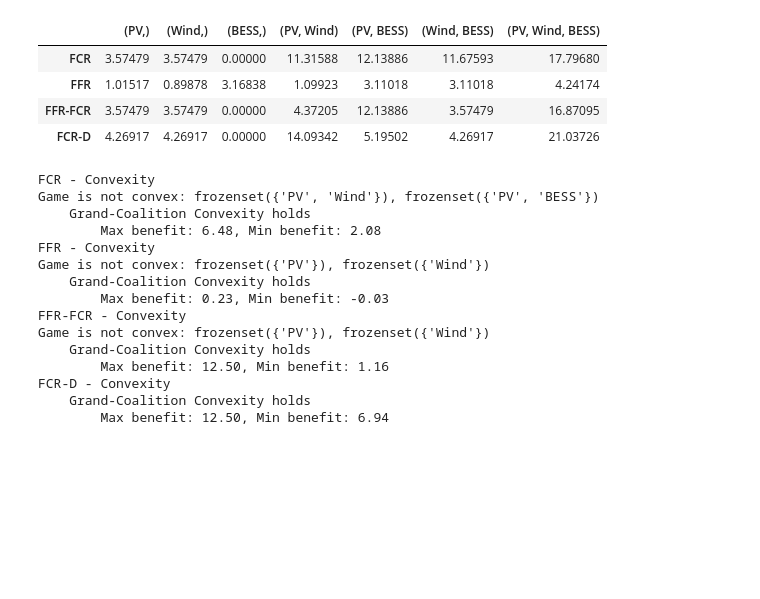
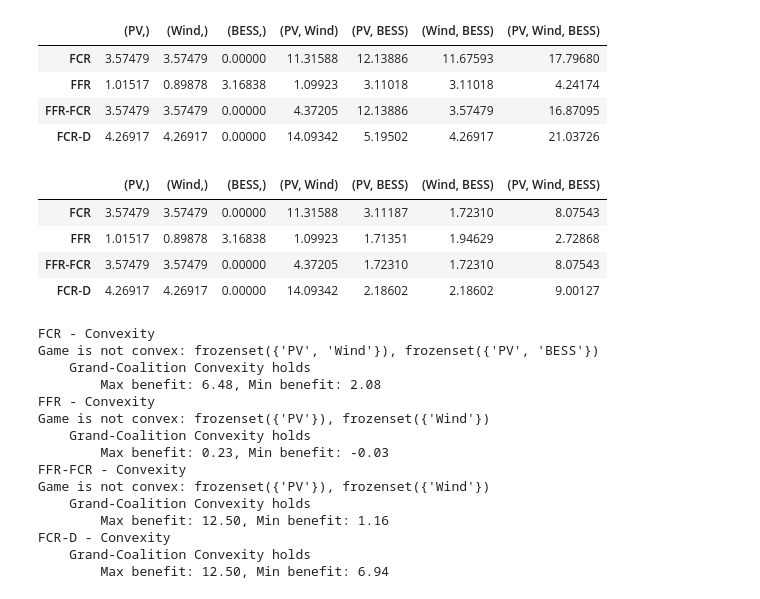
Before and after one commit to cvonholly/dvpp_reward_mechanism, a Jupyter notebook: visualize.ipynb, the cells around one changed output. Saved outputs shown, nothing was run; the diff lists cells and outputs as text; code cells hidden in the pictures; blank space fills up the shorter version.

```diff
--- a/visualize.ipynb
+++ b/visualize.ipynb
@@ -721,3 +782,15 @@ df
 | FFR | 1.01517 | 0.89878 | 3.16838 | 1.09923 | 3.11018 | 3.11018 | 4.24174 |
 | FFR-FCR | 3.57479 | 3.57479 | 0.00000 | 4.37205 | 12.13886 | 3.57479 | 16.87095 |
 | FCR-D | 4.26917 | 4.26917 | 0.00000 | 14.09342 | 5.19502 | 4.26917 | 21.03726 |
+# %%
+df_stat = pd.read_csv('pics/v2A/values_stat.csv', index_col=0, header=[0,1,2])
+df_stat.columns = [tuple(c for c in col if c!='nan') for col in df_stat.columns.values]
+
+df_stat[df_stat < 0] = 0  # set values below zero to zero
+df_stat
+# %% [output]
+|  | (PV,) | (Wind,) | (BESS,) | (PV, Wind) | (PV, BESS) | (Wind, BESS) | (PV, Wind, BESS) |
+| FCR | 3.57479 | 3.57479 | 0.00000 | 11.31588 | 3.11187 | 1.72310 | 8.07543 |
+| FFR | 1.01517 | 0.89878 | 3.16838 | 1.09923 | 1.71351 | 1.94629 | 2.72868 |
+| FFR-FCR | 3.57479 | 3.57479 | 0.00000 | 4.37205 | 1.72310 | 1.72310 | 8.07543 |
+| FCR-D | 4.26917 | 4.26917 | 0.00000 | 14.09342 | 2.18602 | 2.18602 | 9.00127 |
```
Also changed, not shown: parts of 15 cells of this notebook, 3 other files.
